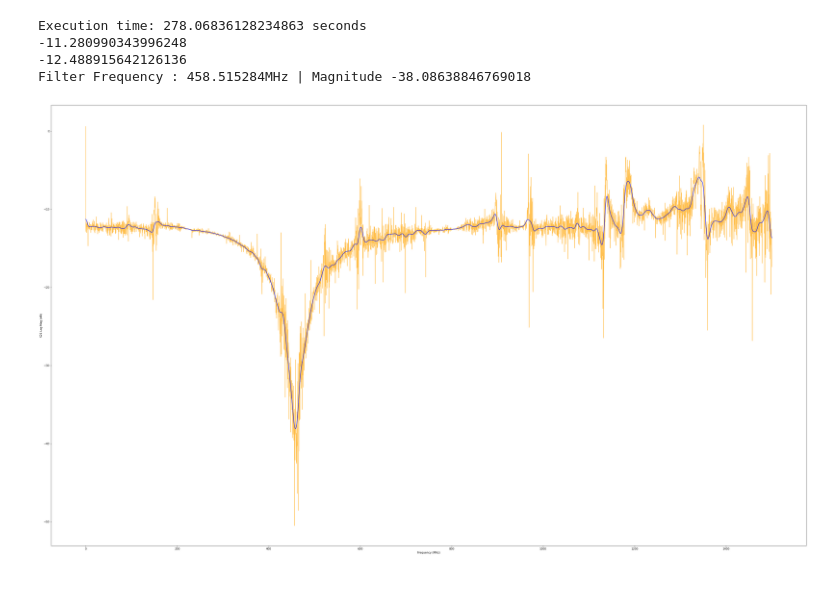
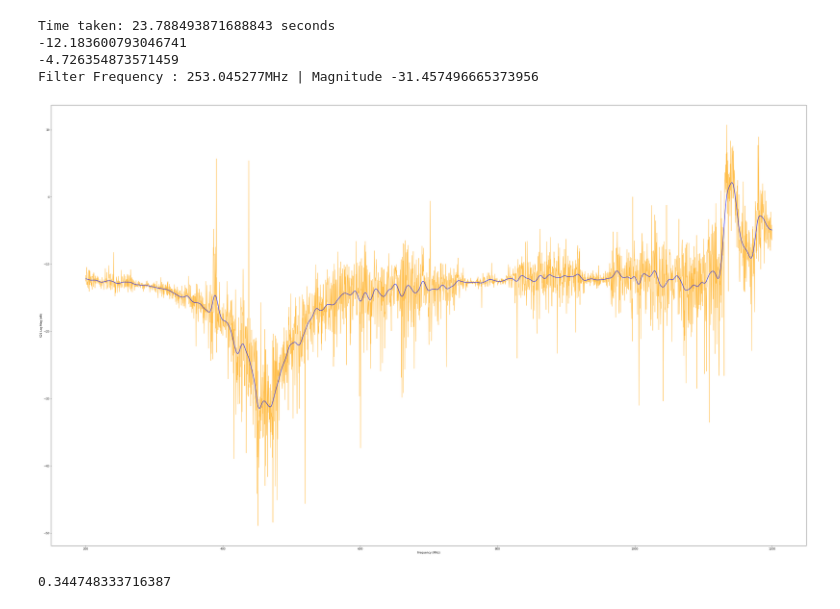
Before and after one commit to barawn/rfsoc-pydaq, a Jupyter notebook: Biquad/Notebooks/Spectrum_Analyser.ipynb, the cells around one changed output. Cells and saved outputs as stored; diff of their text form; code cells hidden in the pictures.

```diff
--- a/Biquad/Notebooks/Spectrum_Analyser.ipynb
+++ b/Biquad/Notebooks/Spectrum_Analyser.ipynb
@@ -83,32 +83,47 @@ update_coef(A, B, P, theta)
 # %%
 fig, axS21 = plt.subplots(1, 1, figsize=(50, 30))
 
-xf, S21_log_mag= capture_loop(10000,17)
+import time
+start_time = time.time()
 
-axS21.plot(xf/10**6, S21_log_mag, label='Raw Specturm', color='orange', alpha=0.7)
+xf, S21_log_mag= capture_loop(1000,17)
+
+end_time = time.time()
+print(f"Time taken: {end_time - start_time} seconds")
+
+
+x_min = 200*10**6
+x_max = 1200*10**6
+indices = (xf >= x_min) & (xf <= x_max)
+
+axS21.plot(xf[indices]/10**6, S21_log_mag[indices], label='Raw Specturm', color='orange', alpha=0.7)
 axS21.set_xlabel("Frequency (MHz)")
 axS21.set_ylabel("S21 Log Mag (dB)")
 
 sigma = 10
-y_smoothed_gauss = gaussian_filter1d(S21_log_mag, sigma=sigma)
-axS21.plot(xf/10**6, y_smoothed_gauss, label='Smoothed (Gaussian)', color='blue')
+y_smoothed_gauss = gaussian_filter1d(S21_log_mag[indices], sigma=sigma)
+axS21.plot(xf[indices]/10**6, y_smoothed_gauss, label='Smoothed (Gaussian)', color='blue')
 
 # axGD.plot(xf/10**6, group_delay_mean, color='orange', alpha=0.7)
 # axGD.set_xlabel("Frequency (MHz)")
 # axGD.set_ylabel("Group Delay (nanoseconds)")
 
 # sigma = 10
 # y_smoothed_gauss = gaussian_filter1d(group_delay_mean, sigma=sigma)
 # axGD.plot(xf/10**6, y_smoothed_gauss, label='Smoothed (Gaussian)', color='blue')
 
 print(y_smoothed_gauss[0])
 print(np.mean(y_smoothed_gauss[-20:-1]))
 print(f'Filter Frequency : {xf[np.argmin(y_smoothed_gauss)]/10**6:3f}MHz | Magnitude {min(y_smoothed_gauss)}')
 
 plt.show()
 # %% [output]
-Execution time: 278.06836128234863 seconds
--11.280990343996248
--12.488915642126136
-Filter Frequency : 458.515284MHz | Magnitude -38.08638846769018
+Time taken: 23.788493871688843 seconds
+-12.183600793046741
+-4.726354873571459
+Filter Frequency : 253.045277MHz | Magnitude -31.457496665373956
-[figure, old version]
+[figure, new version]
+# %%
+print(np.diff(xf)[0]/10**6)
+# %% [output]
+0.344748333716387
```
Also changed, not shown: parts of 1 cell of this notebook, 12 other files.
